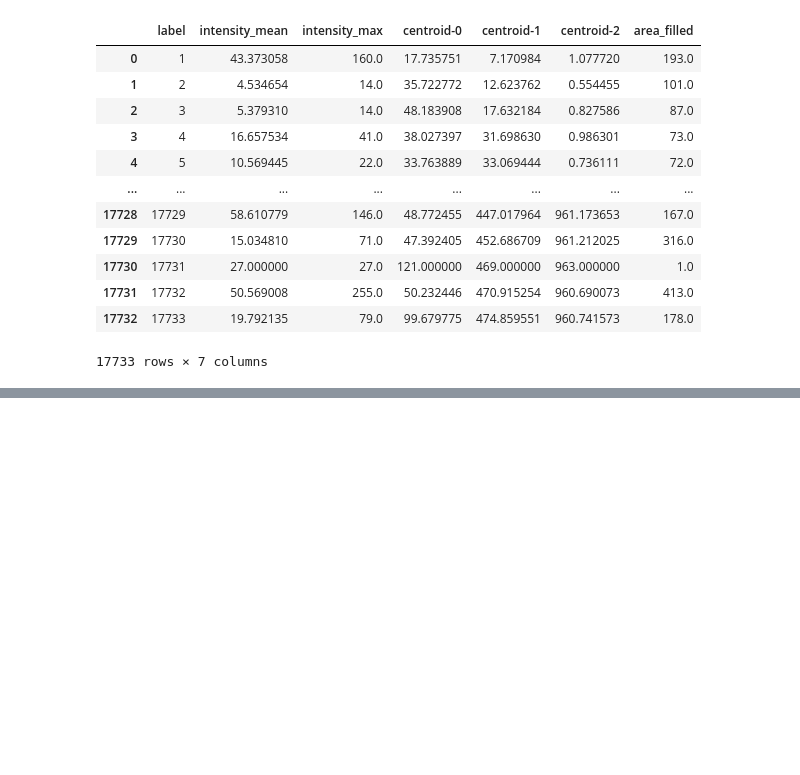
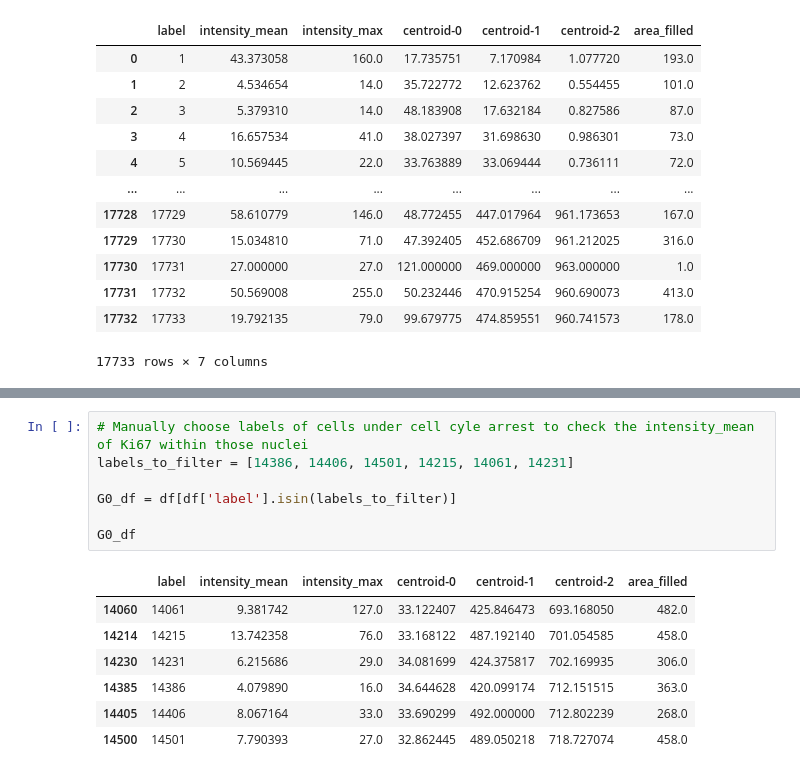
Before and after one commit to adiezsanchez/PDAC_organoids_caspase, a Jupyter notebook: dev2.ipynb, the cells around one changed output, grey strips where cells are left out. Cells and saved outputs as stored; diff of their text form; blank space fills up the shorter version.

```diff
--- a/dev2.ipynb
+++ b/dev2.ipynb
@@ -138,3 +152,18 @@ filtered_df
+# %%
+# Manually choose labels of cells under cell cyle arrest to check the intensity_mean of Ki67 within those nuclei
+labels_to_filter = [14386, 14406, 14501, 14215, 14061, 14231]
+
+G0_df = df[df['label'].isin(labels_to_filter)]
+
+G0_df
+# %% [output]
+|  | label | intensity_mean | intensity_max | centroid-0 | centroid-1 | centroid-2 | area_filled |
+| 14060 | 14061 | 9.381742 | 127.0 | 33.122407 | 425.846473 | 693.168050 | 482.0 |
+| 14214 | 14215 | 13.742358 | 76.0 | 33.168122 | 487.192140 | 701.054585 | 458.0 |
+| 14230 | 14231 | 6.215686 | 29.0 | 34.081699 | 424.375817 | 702.169935 | 306.0 |
+| 14385 | 14386 | 4.079890 | 16.0 | 34.644628 | 420.099174 | 712.151515 | 363.0 |
+| 14405 | 14406 | 8.067164 | 33.0 | 33.690299 | 492.000000 | 712.802239 | 268.0 |
+| 14500 | 14501 | 7.790393 | 27.0 | 32.862445 | 489.050218 | 718.727074 | 458.0 |
 # %%
 viewer = napari.Viewer(ndisplay=2)
 viewer.add_image(resampled)
```
Also changed, not shown: parts of 8 cells of this notebook, 1 other file.
